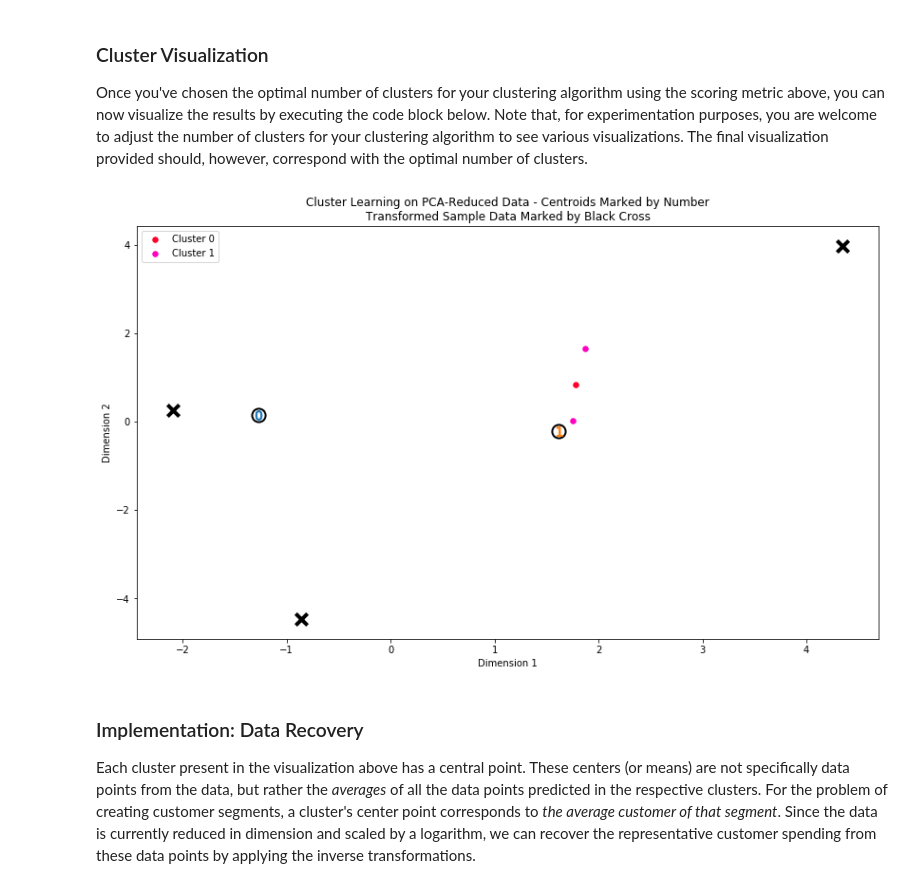
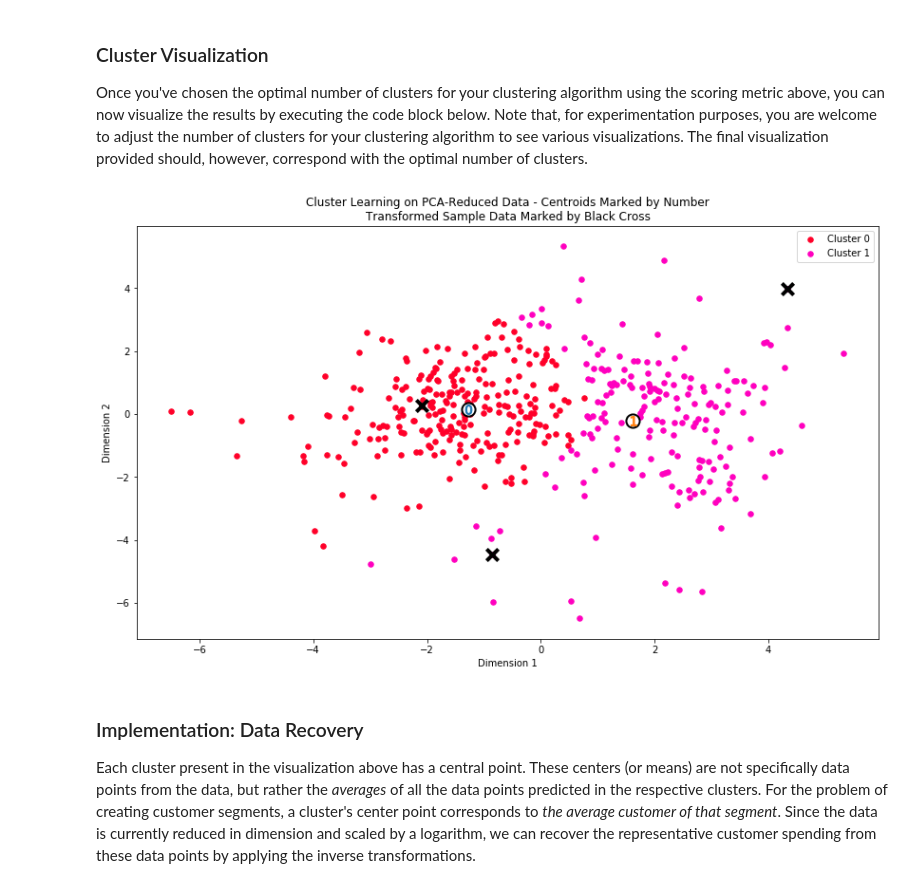
Before and after one commit to dav376/customer_segments, a Jupyter notebook: customer_segments.ipynb, the cells around one changed output. Saved outputs shown, nothing was run; the diff lists cells and outputs as text; code cells hidden in the pictures.

Commit message:
fixed clustering for visualisation

```diff
--- a/customer_segments.ipynb
+++ b/customer_segments.ipynb
@@ -480,12 +480,13 @@ Once you've chosen the optimal number of clusters for your clustering algorithm
 clusterer = GMM(n_components=2, random_state=20)
 clusterer.fit(reduced_data)
 centers = clusterer.means_
-sample_preds = clusterer.predict(pca_samples)
+#sample_preds = clusterer.predict(pca_samples)
+preds = clusterer.predict(reduced_data)
 # %%
 # Display the results of the clustering from implementation
-vs.cluster_results(reduced_data, sample_preds, centers, pca_samples)
+vs.cluster_results(reduced_data, preds, centers, pca_samples)
 # %% [output]
-[figure, old version]
+[figure, new version]
 # %% [markdown]
 ### Implementation: Data Recovery
 Each cluster present in the visualization above has a central point. These centers (or means) are not specifically data points from the data, but rather the *averages* of all the data points predicted in the respective clusters. For the problem of creating customer segments, a cluster's center point corresponds to *the average customer of that segment*. Since the data is currently reduced in dimension and scaled by a logarithm, we can recover the representative customer spending from these data points by applying the inverse transformations.
```
